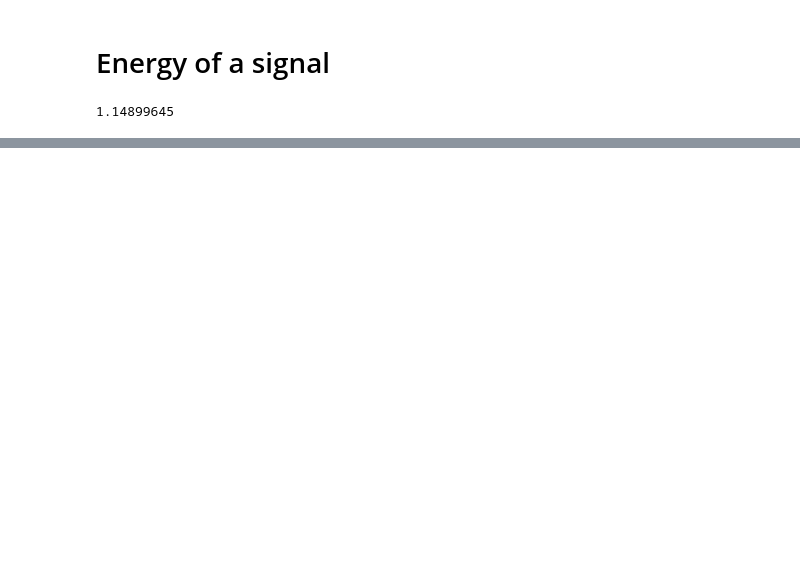
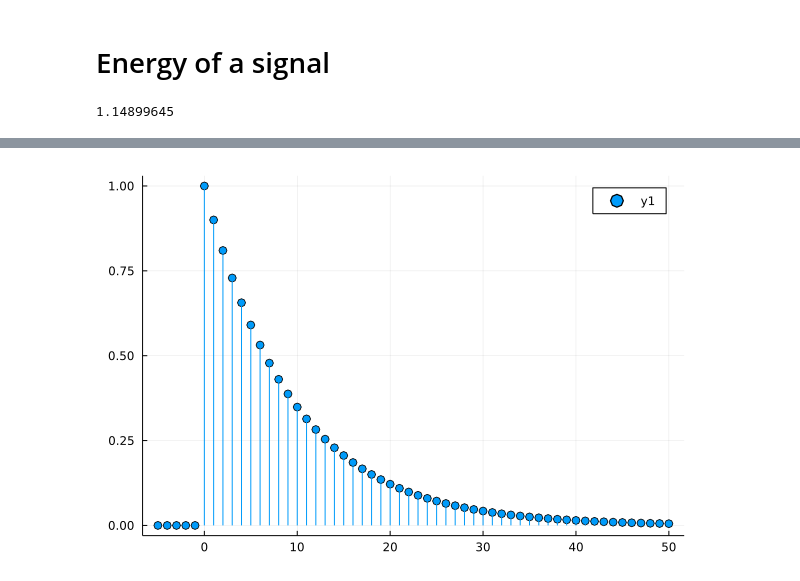
Before and after one commit to gjunqueira-sys/MySignalProcessing.jl, a Jupyter notebook: src/sketch.ipynb, the cells around one changed output, grey strips where cells are left out. Cells and saved outputs as stored; diff of their text form; code cells hidden in the pictures; blank space fills up the shorter version.

```diff
--- a/src/sketch.ipynb
+++ b/src/sketch.ipynb
@@ -263,0 +302,4 @@ s |> energy
+# %%
+plot(h₃.n, h₃.A, line =:stem, marker=:o)
+# %% [output]
+[figure, added]
```
Also changed, not shown: parts of 30 cells of this notebook, 3 other files.
